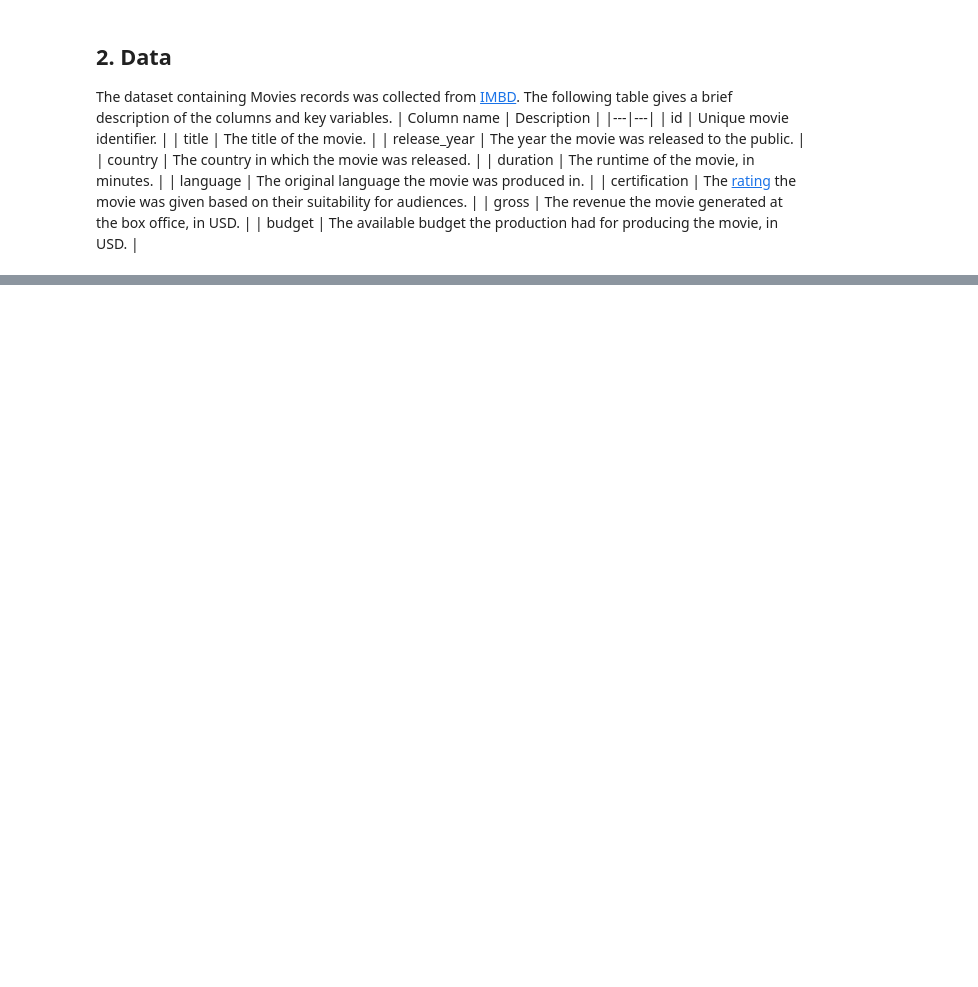
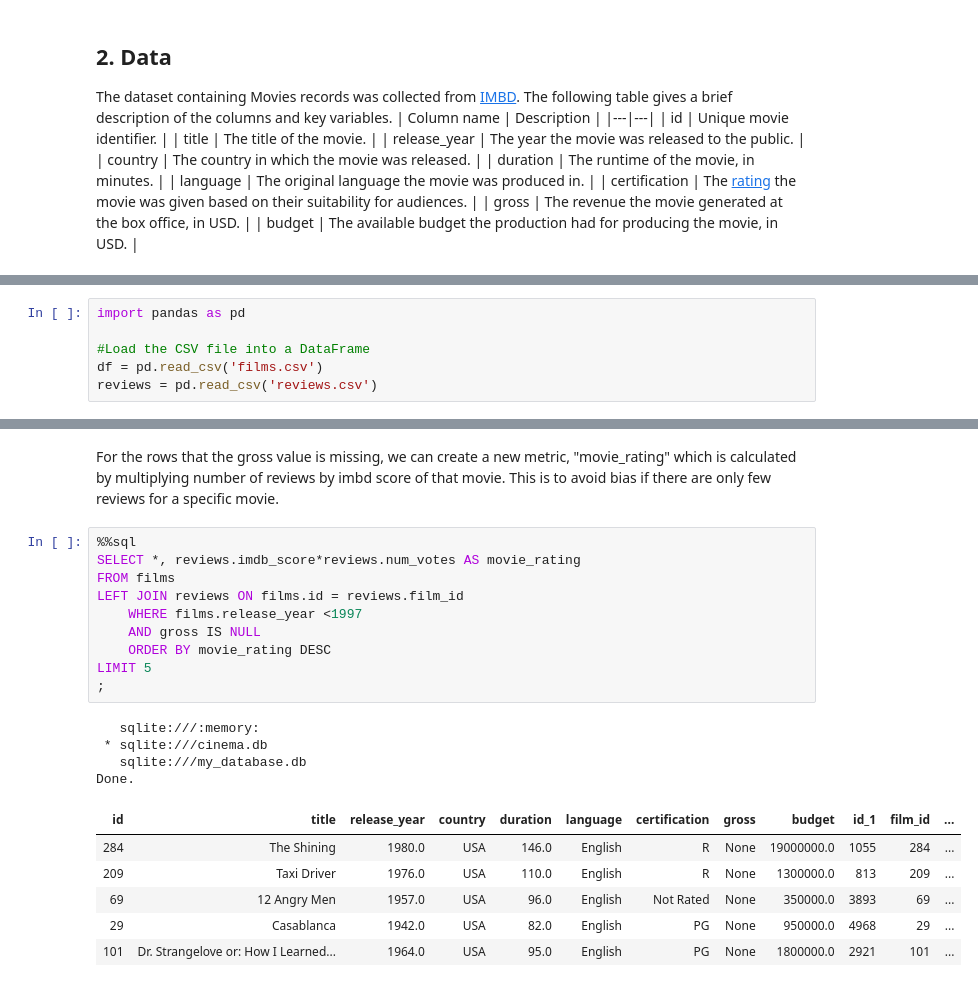
Before and after one commit to jshahna/Successful-Hollywood-Movies, a Jupyter notebook: Successful-Hollywood-Movies.ipynb, the cells around one changed output, grey strips where cells are left out. Saved outputs shown, nothing was run; the diff lists cells and outputs as text; blank space fills up the shorter version.

```diff
--- a/Successful-Hollywood-Movies.ipynb
+++ b/Successful-Hollywood-Movies.ipynb
@@ -33,0 +52,6 @@ SyntaxError: invalid syntax (1564898380.py, line 1)
+# %%
+import pandas as pd
+
+#Load the CSV file into a DataFrame
+df = pd.read_csv('films.csv')
+reviews = pd.read_csv('reviews.csv')
@@ -33,0 +206,23 @@ SyntaxError: invalid syntax (1564898380.py, line 1)
+# %% [markdown]
+For the rows that the gross value is missing, we can create a new metric, "movie_rating" which is calculated by multiplying number of reviews by imbd score of that movie. This is to avoid bias if there are only few reviews for a specific movie.
+# %%
+%%sql
+SELECT *, reviews.imdb_score*reviews.num_votes AS movie_rating
+FROM films
+LEFT JOIN reviews ON films.id = reviews.film_id
+	WHERE films.release_year <1997
+	AND gross IS NULL
+	ORDER BY movie_rating DESC
+LIMIT 5
+;
+# %% [output]
+   sqlite:///:memory:
+ * sqlite:///cinema.db
+   sqlite:///my_database.db
+Done.
+| id | title | release_year | country | duration | language | certification | gross | budget | id_1 | film_id | ... |
+| 284 | The Shining | 1980.0 | USA | 146.0 | English | R | None | 19000000.0 | 1055 | 284 | ... |
+| 209 | Taxi Driver | 1976.0 | USA | 110.0 | English | R | None | 1300000.0 | 813 | 209 | ... |
+| 69 | 12 Angry Men | 1957.0 | USA | 96.0 | English | Not Rated | None | 350000.0 | 3893 | 69 | ... |
+| 29 | Casablanca | 1942.0 | USA | 82.0 | English | PG | None | 950000.0 | 4968 | 29 | ... |
+| 101 | Dr. Strangelove or: How I Learned... | 1964.0 | USA | 95.0 | English | PG | None | 1800000.0 | 2921 | 101 | ... |
```
Also changed, not shown: parts of 27 cells of this notebook, 1 other file.
